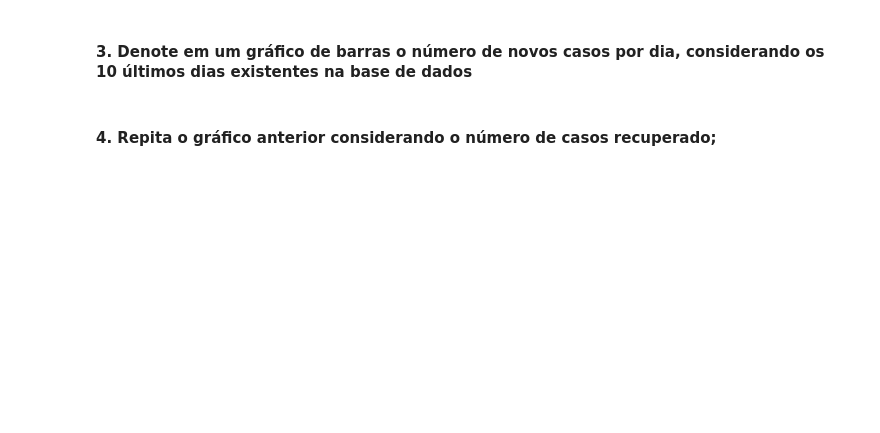
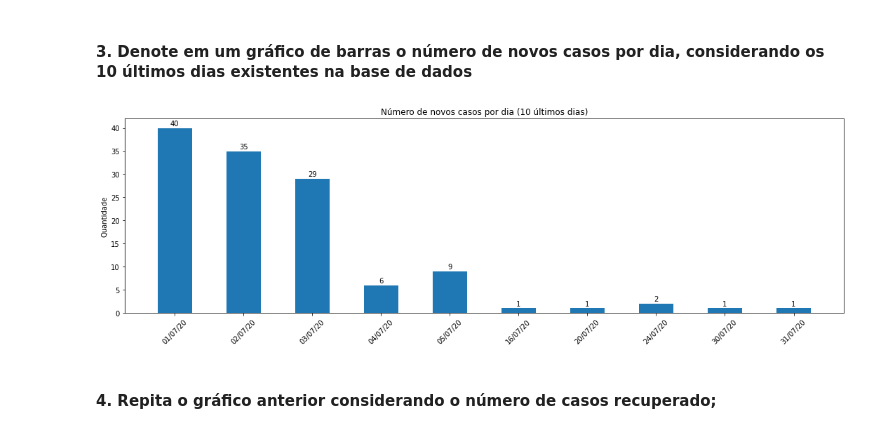
Before and after one commit to erikatilio/RNA-PP1, a Jupyter notebook: Visualização de Dados.ipynb, the cells around one changed output. Saved outputs shown, nothing was run; the diff lists cells and outputs as text; code cells hidden in the pictures; blank space fills up the shorter version.

```diff
--- a/Visualização de Dados.ipynb
+++ b/Visualização de Dados.ipynb
@@ -65,24 +66,36 @@ last_ten_days_values = result[1][:10][::-1]
 # %%
 labels = pd.to_datetime(last_ten_days_dates).strftime("%d/%m/%y")
 values = last_ten_days_values
 
 x = np.arange(len(labels))
 width = 0.5
 
 fig, ax = plt.subplots(figsize=(15,5))
 rects = ax.bar(x - width/2, values, width, align= 'edge')
 
 ax.set_ylabel('Quantidade')
 ax.set_title("Número de novos casos por dia (10 últimos dias)")
 ax.set_xticks(x)
 plt.xticks(rotation=45)
 ax.set_xticklabels(labels)
 
 
+def autolabel(rects):
+    for rect in rects:
+        height = rect.get_height()
+        ax.annotate('{}'.format(height),
+                    xy=(rect.get_x() + rect.get_width() / 2, height),
+                    xytext=(0, 1.5),
+                    textcoords="offset points",
+                    ha='center', va='bottom')
+
+
 autolabel(rects)
 fig.tight_layout()
 
 plt.show()
+# %% [output]
+[figure, added]
 # %% [markdown]
 #### 4. Repita o gráfico anterior considerando o número de casos recuperado;
 # %%
```
Also changed, not shown: parts of 9 cells of this notebook, 1 other file.
